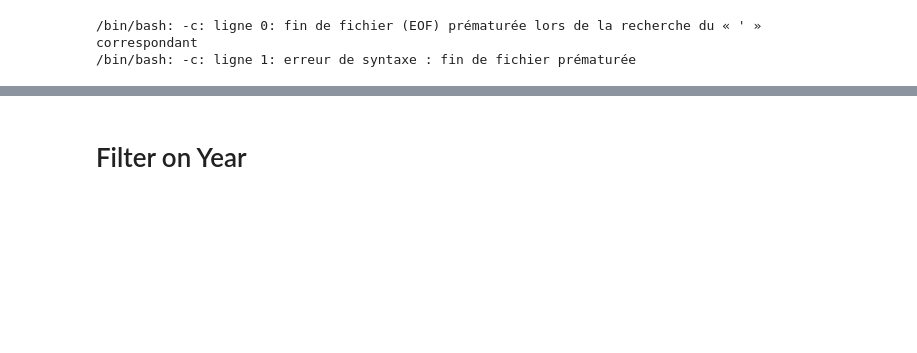
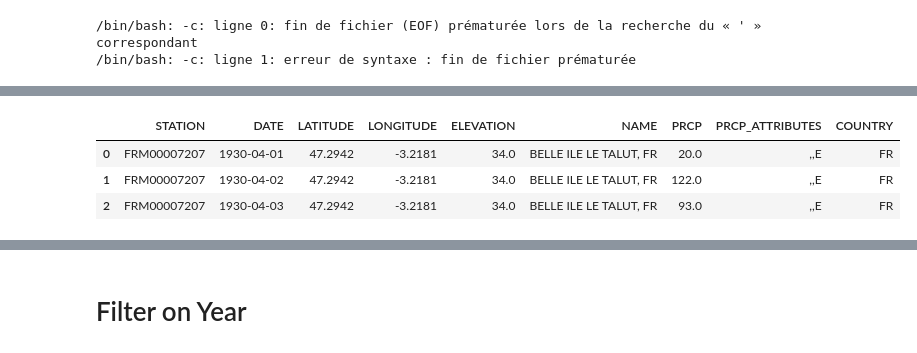
Before and after one commit to dataforgoodfr/batch8_worldbank, a Jupyter notebook: model_innondations/notebook/noaa.ipynb, the cells around one changed output, grey strips where cells are left out. Saved outputs shown, nothing was run; the diff lists cells and outputs as text; code cells hidden in the pictures; blank space fills up the shorter version.

```diff
--- a/model_innondations/notebook/noaa.ipynb
+++ b/model_innondations/notebook/noaa.ipynb
@@ -183,0 +283,9 @@ HCN/CRN FLAG = flag that indicates whether the station is part of the U.S. Histo
+# %%
+import pandas as pd
+df_out = pd.read_csv('/media/data-nvme/dev/datasets/WorldBank/france-rain.csv')
+df_out.head(3)
+# %% [output]
+|  | STATION | DATE | LATITUDE | LONGITUDE | ELEVATION | NAME | PRCP | PRCP_ATTRIBUTES | COUNTRY |
+| 0 | FRM00007207 | 1930-04-01 | 47.2942 | -3.2181 | 34.0 | BELLE ILE LE TALUT, FR | 20.0 | ,,E | FR |
+| 1 | FRM00007207 | 1930-04-02 | 47.2942 | -3.2181 | 34.0 | BELLE ILE LE TALUT, FR | 122.0 | ,,E | FR |
+| 2 | FRM00007207 | 1930-04-03 | 47.2942 | -3.2181 | 34.0 | BELLE ILE LE TALUT, FR | 93.0 | ,,E | FR |
```
Also changed, not shown: parts of 28 cells of this notebook.
